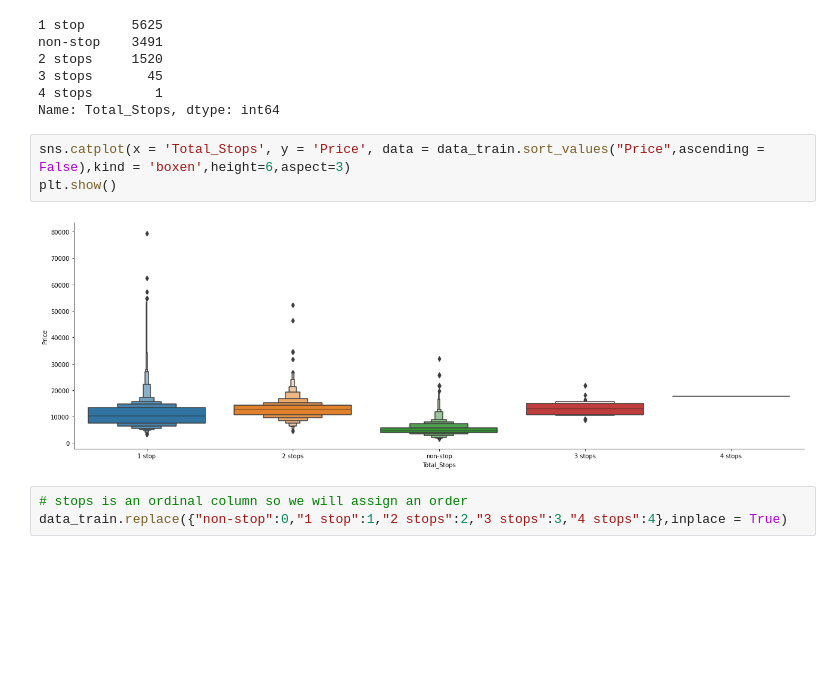
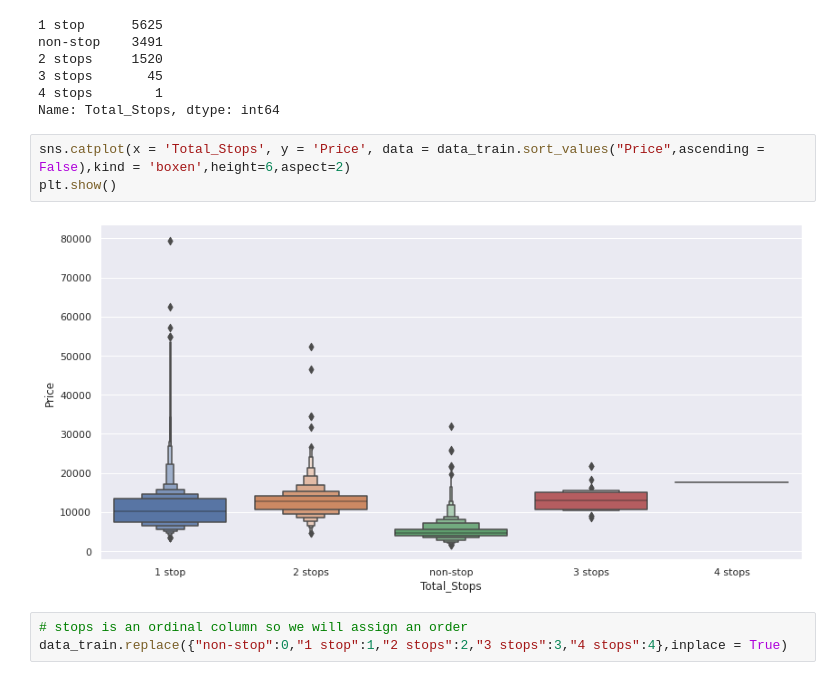
Before and after one commit to LiamAcker/FlightFarePredictor, a Jupyter notebook: ML.ipynb, the cells around one changed output. Saved outputs shown, nothing was run; the diff lists cells and outputs as text; blank space fills up the shorter version.

```diff
--- a/ML.ipynb
+++ b/ML.ipynb
@@ -190,10 +186,10 @@ non-stop    3491
 4 stops        1
 Name: Total_Stops, dtype: int64
 # %%
-sns.catplot(x = 'Total_Stops', y = 'Price', data = data_train.sort_values("Price",ascending = False),kind = 'boxen',height=6,aspect=3)
+sns.catplot(x = 'Total_Stops', y = 'Price', data = data_train.sort_values("Price",ascending = False),kind = 'boxen',height=6,aspect=2)
 plt.show()
 # %% [output]
-[figure, old version]
+[figure, new version]
 # %%
 # stops is an ordinal column so we will assign an order
 data_train.replace({"non-stop":0,"1 stop":1,"2 stops":2,"3 stops":3,"4 stops":4},inplace = True)
```
Also changed, not shown: parts of 15 cells of this notebook.
